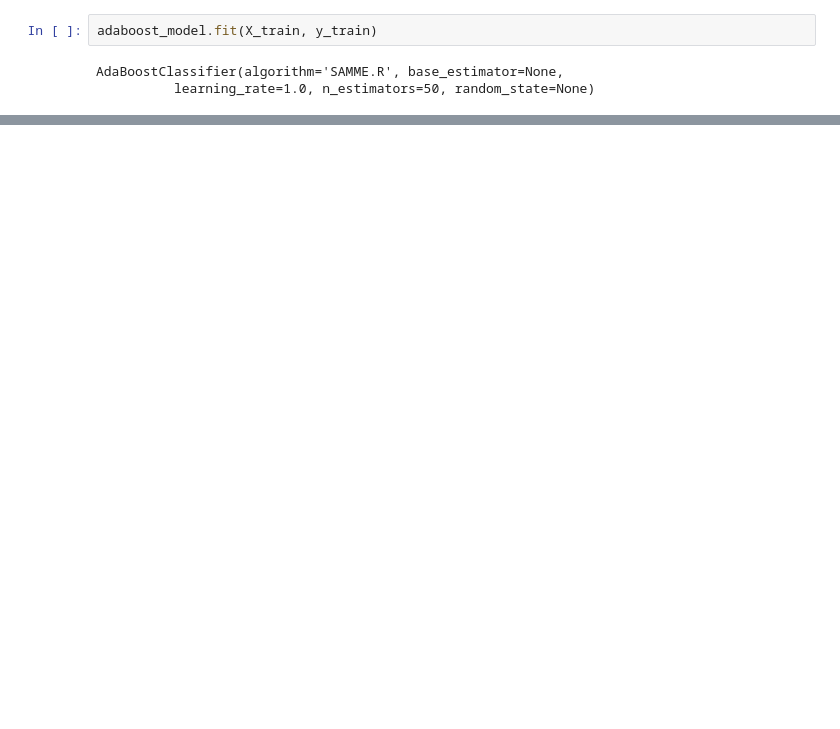
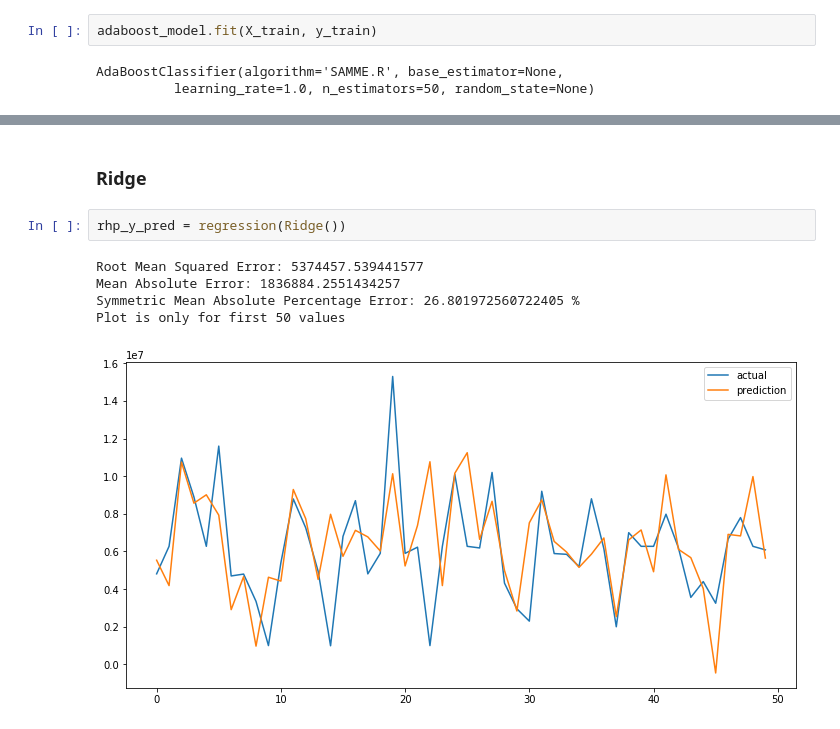
Before and after one commit to yerlandinata/DSALab2, a Jupyter notebook: Lab2.ipynb, the cells around one changed output, grey strips where cells are left out. Cells and saved outputs as stored; diff of their text form; blank space fills up the shorter version.

```diff
--- a/Lab2.ipynb
+++ b/Lab2.ipynb
@@ -202,0 +581,10 @@ Akurasi random forest classifer = **91%**
+# %% [markdown]
+### Ridge
+# %%
+rhp_y_pred = regression(Ridge())
+# %% [output]
+Root Mean Squared Error: 5374457.539441577
+Mean Absolute Error: 1836884.2551434257
+Symmetric Mean Absolute Percentage Error: 26.801972560722405 %
+Plot is only for first 50 values
+[figure, added]
```
Also changed, not shown: parts of 151 cells of this notebook.
